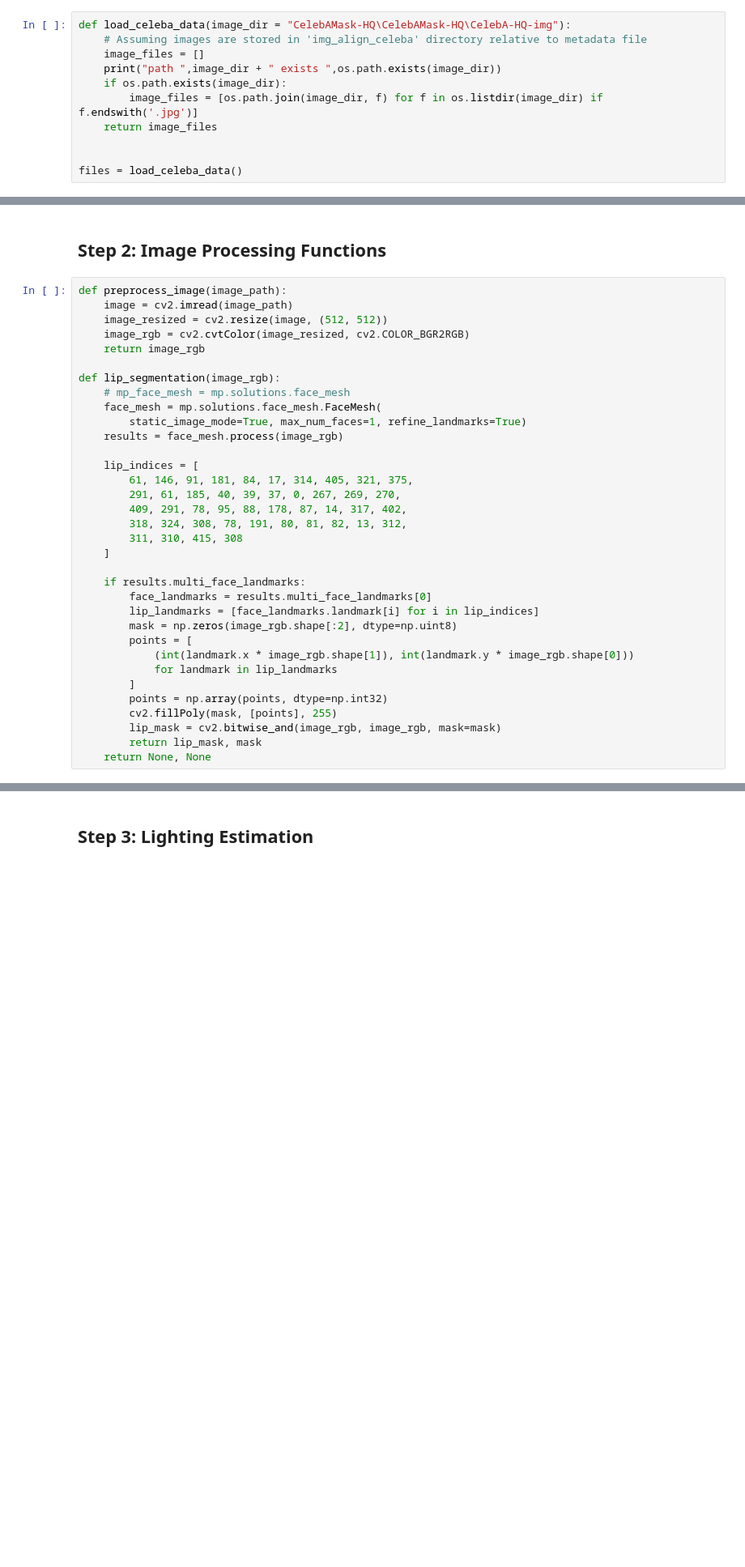
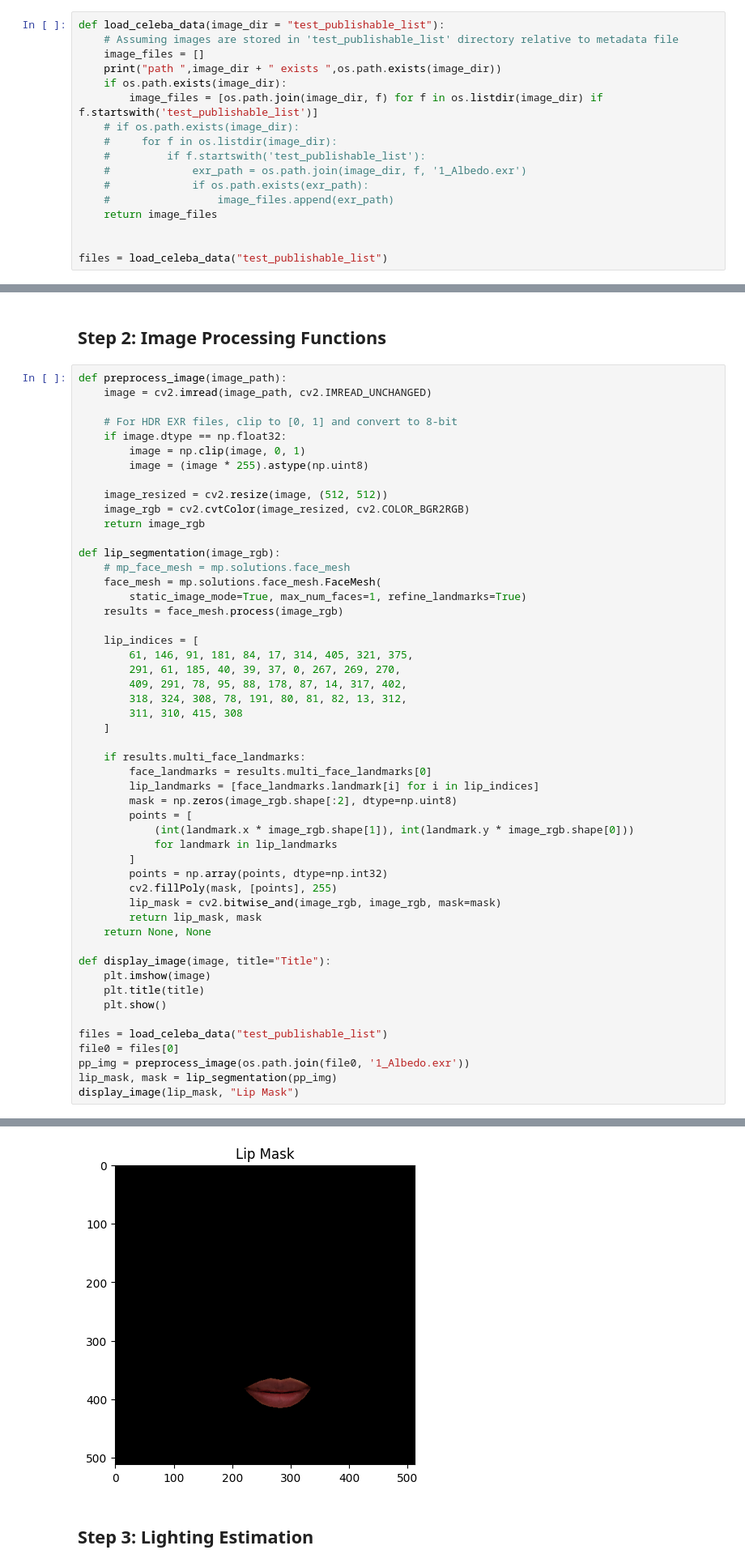
Before and after one commit to bhavyab13/GraphicsFinal, a Jupyter notebook: lipstick_relighting.ipynb, the cells around one changed output, grey strips where cells are left out. Shown: that part at 81% size. Cells and saved outputs as stored; diff of their text form; blank space fills up the shorter version.

```diff
--- a/lipstick_relighting.ipynb
+++ b/lipstick_relighting.ipynb
@@ -10,14 +12,20 @@ import os
 # %% [markdown]
 ## Step 1: Load CelebA Metadata
 # %%
-def load_celeba_data(image_dir = "CelebAMask-HQ\CelebAMask-HQ\CelebA-HQ-img"):
-    # Assuming images are stored in 'img_align_celeba' directory relative to metadata file
+def load_celeba_data(image_dir = "test_publishable_list"):
+    # Assuming images are stored in 'test_publishable_list' directory relative to metadata file
     image_files = []
     print("path ",image_dir + " exists ",os.path.exists(image_dir))
     if os.path.exists(image_dir):
-        image_files = [os.path.join(image_dir, f) for f in os.listdir(image_dir) if f.endswith('.jpg')]
+        image_files = [os.path.join(image_dir, f) for f in os.listdir(image_dir) if f.startswith('test_publishable_list')]
+    # if os.path.exists(image_dir):
+    #     for f in os.listdir(image_dir):
+    #         if f.startswith('test_publishable_list'):
+    #             exr_path = os.path.join(image_dir, f, '1_Albedo.exr')
+    #             if os.path.exists(exr_path):
+    #                 image_files.append(exr_path)
     return image_files
 
 
-files = load_celeba_data()
+files = load_celeba_data("test_publishable_list")
 # %% [output]
@@ -26,7 +34,13 @@ path  CelebAMask-HQ\CelebAMask-HQ\CelebA-HQ-img exists  True
 ## Step 2: Image Processing Functions
 # %%
 def preprocess_image(image_path):
-    image = cv2.imread(image_path)
+    image = cv2.imread(image_path, cv2.IMREAD_UNCHANGED)
+
+    # For HDR EXR files, clip to [0, 1] and convert to 8-bit
+    if image.dtype == np.float32:
+        image = np.clip(image, 0, 1)
+        image = (image * 255).astype(np.uint8)
+
     image_resized = cv2.resize(image, (512, 512))
     image_rgb = cv2.cvtColor(image_resized, cv2.COLOR_BGR2RGB)
     return image_rgb
@@ -58,3 +72,15 @@ def lip_segmentation(image_rgb):
         lip_mask = cv2.bitwise_and(image_rgb, image_rgb, mask=mask)
         return lip_mask, mask
     return None, None
+
+def display_image(image, title="Title"):
+    plt.imshow(image)
+    plt.title(title)
+    plt.show()
+
+files = load_celeba_data("test_publishable_list")
+file0 = files[0]
+pp_img = preprocess_image(os.path.join(file0, '1_Albedo.exr'))
+lip_mask, mask = lip_segmentation(pp_img)
+display_image(lip_mask, "Lip Mask")
+# %% [output]
@@ -61,3 +94,4 @@ def lip_segmentation(image_rgb):
+[figure, added]
 # %% [markdown]
 ## Step 3: Lighting Estimation
 # %%
```
Also changed, not shown: parts of 9 cells of this notebook, 2 other files.
